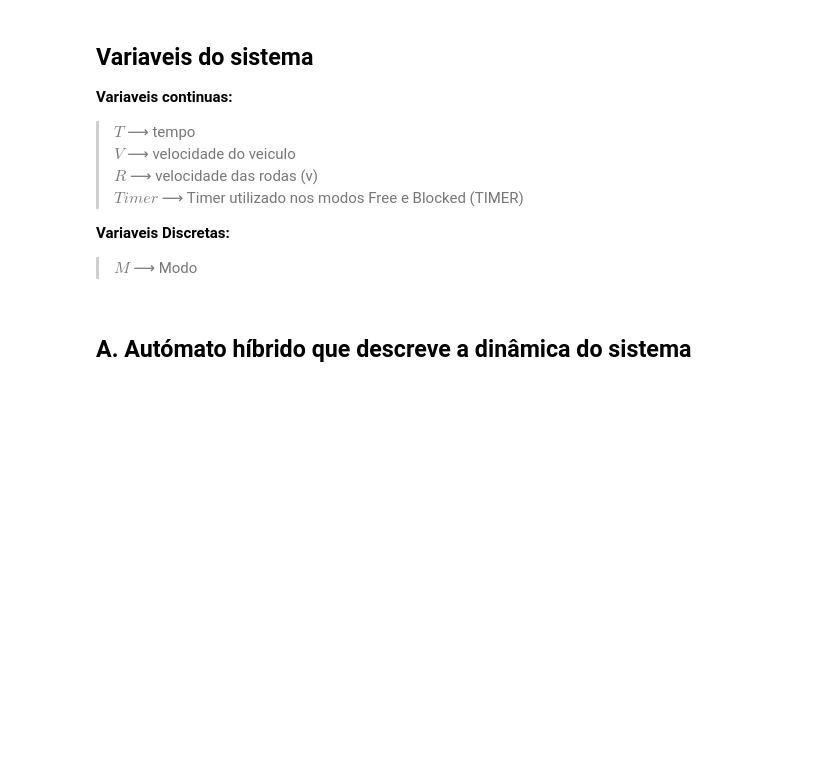
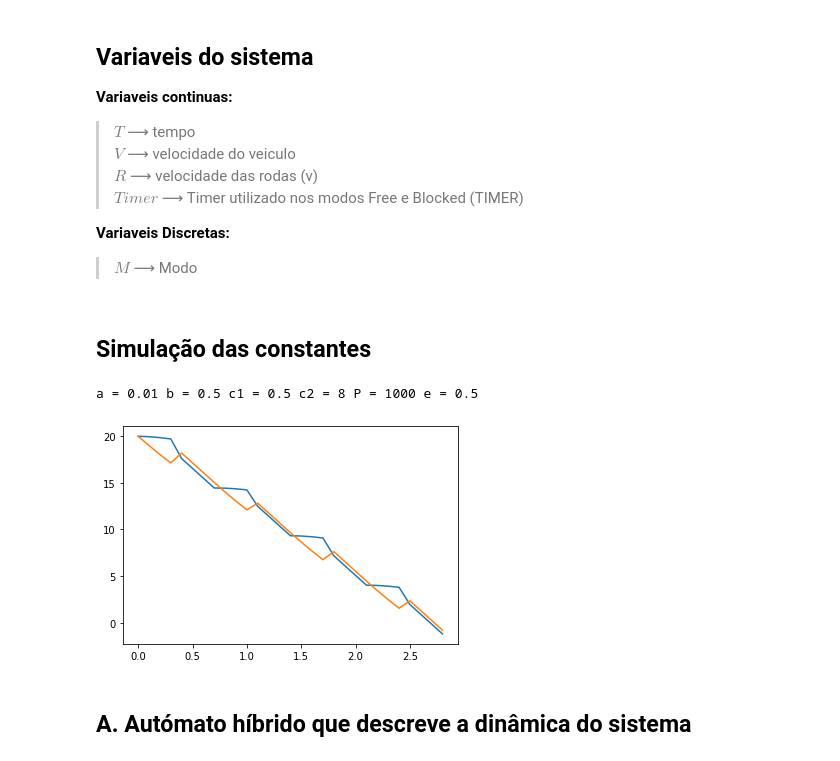
Before and after one commit to zoisper/LC-Projeto, a Jupyter notebook: 3/ABS.ipynb, the cells around one changed output. Cells and saved outputs as stored; diff of their text form; code cells hidden in the pictures; blank space fills up the shorter version.

```diff
--- a/3/ABS.ipynb
+++ b/3/ABS.ipynb
@@ -57,6 +57,8 @@ $$
 
 **Variaveis Discretas:**<br>
 > $M$ ⟶ Modo
+# %% [markdown]
+## Simulação das constantes
 # %%
 from z3 import *
 import pygraphviz as pgv
@@ -64,3 +67,48 @@ from IPython.display import Image
+# %%
+def constantes_plot(a, b, c1,c2, P, time, v_inicial, e):
+    v = v_inicial
+    r = v_inicial
+    t = 0
+    V = [v]
+    R = [r]
+    T = [t]
+    dt = 0.1
+    x = 0.3
+    timer = 0
+    m = "free"
+    while(t<time and (v>0 or r>0)):
+
+        if timer > x and m == "free":
+            m = "stopping"
+            timer = 0
+        elif m == "stopping" and (v - r <= e )  :
+            m = "blocked"
+            timer = 0
+        elif timer > x and m == "blocked":
+            m = "free"
+            timer = 0
+
+
+        if m=="free":
+            v,r  = v +(-c1*(v-r)-b)*dt, r + (-a*P + c1 *(v-r))*dt
+
+        elif m == "stopping":
+            v,r  = v +(-c2*(v-r)-b)*dt, r + (-a*P + c2 *(v-r))*dt
+
+        else:
+            v,r = v +(-a*P-b)*dt, r  + (-a*P-b)*dt
+
+        t += dt
+        timer+= dt
+        V.append(v)
+        R.append(r)
+        T.append(t)
+    plt.plot(T,V,T,R)
+    print("a =",a, "b =",b, "c1 =", c1, "c2 =",c2, "P =", P, "e =", e)
+constantes_plot(0.01, 0.5, 0.5, 8, 1000, 20, 20, 0.5)
+# %% [output]
+a = 0.01 b = 0.5 c1 = 0.5 c2 = 8 P = 1000 e = 0.5
+[figure, added]
 # %%
 def draw(dot):
     return Image(pgv.AGraph(dot).draw(format='png', prog='dot'))
```
Also changed, not shown: parts of 2 cells of this notebook.
